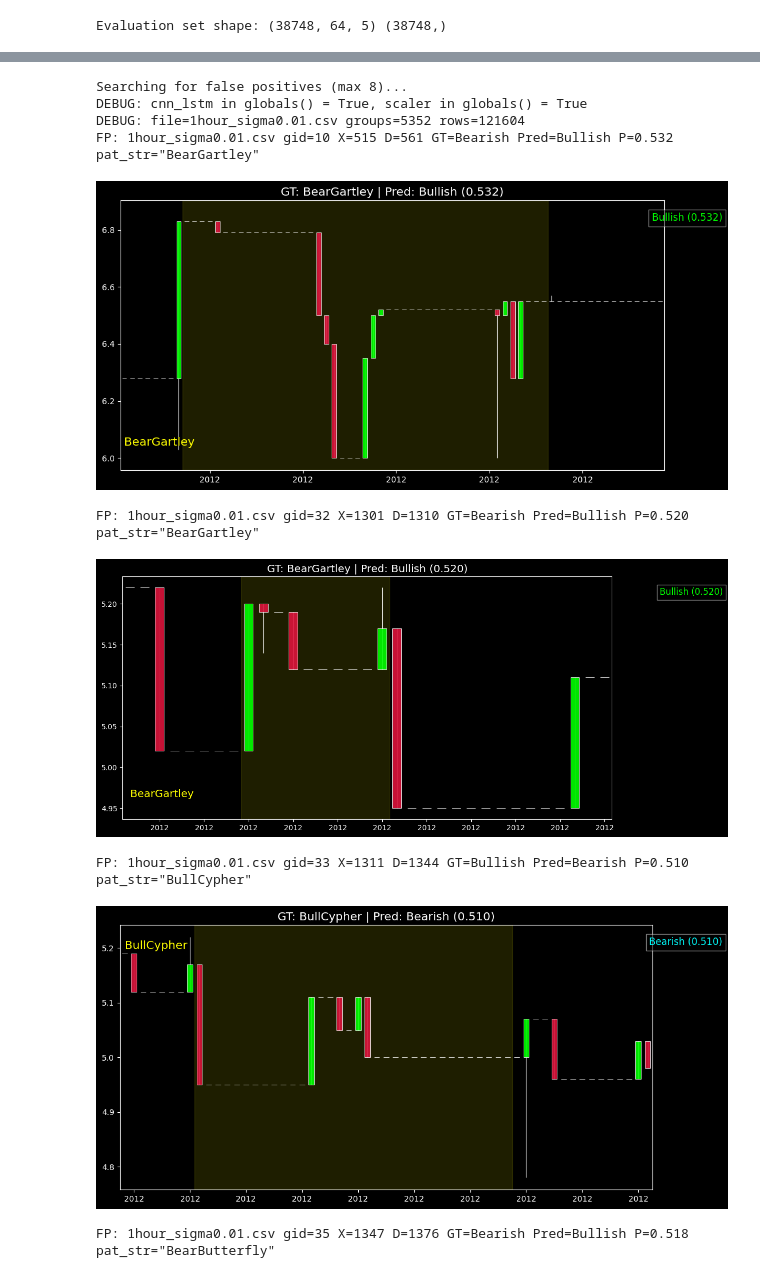
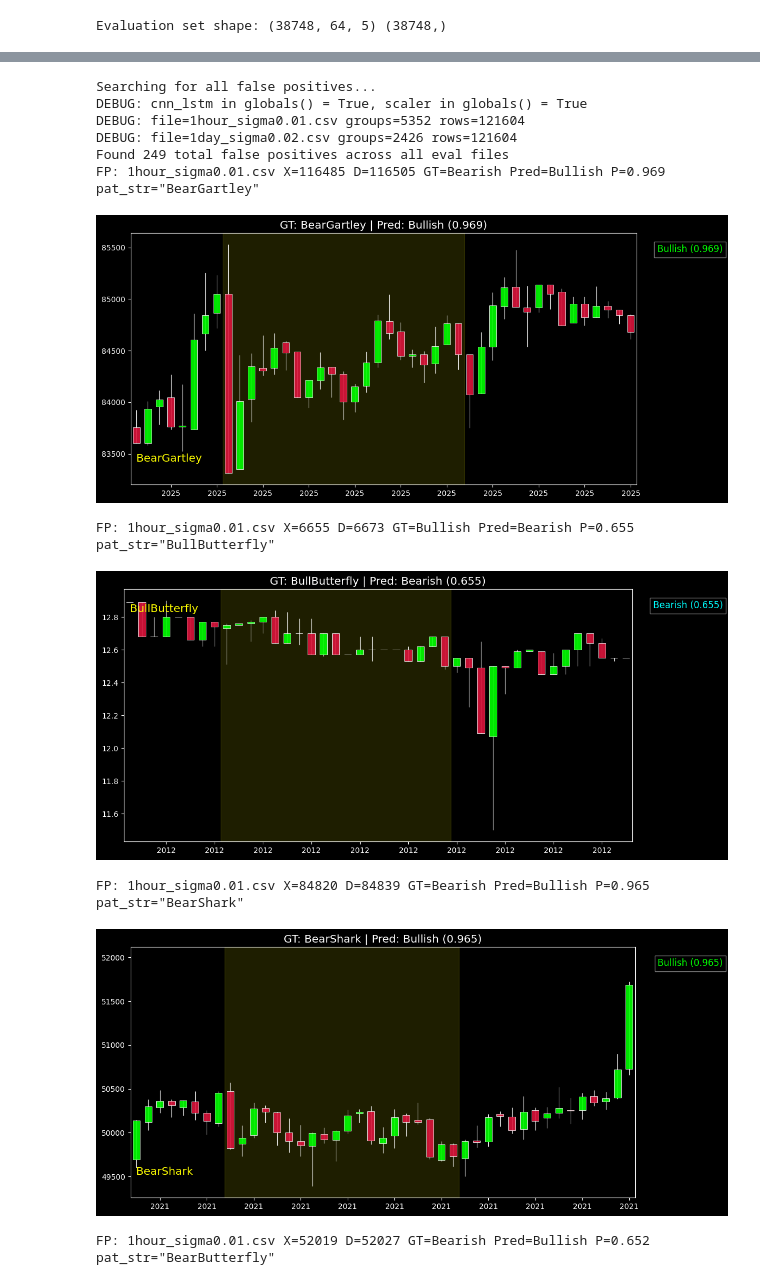
Before and after one commit to BenguBarisBalkan/data_mining, a Jupyter notebook: onlyBearishBullish_cnn+lstm_experiment.ipynb, the cells around one changed output, grey strips where cells are left out. Saved outputs shown, nothing was run; the diff lists cells and outputs as text; code cells hidden in the pictures.

```diff
--- a/onlyBearishBullish_cnn+lstm_experiment.ipynb
+++ b/onlyBearishBullish_cnn+lstm_experiment.ipynb
@@ -677,12 +704,22 @@ DEBUG: plotted to fig, ax; xlim= (15350.520833333334, 15352.479166666666) ylim=
 # %%
 # Find and visualize false positives in the evaluation files (improved and debugged)
-# Scans EVAL_FILES, rebuilds group sequences, predicts, and displays up to MAX_FP false positives
+# Scans EVAL_FILES, collects all false positives, then displays random samples
 MAX_FP = 8
-fp_count = 0
+RANDOM_SEED_FP = 42  # set to None for non-deterministic sampling
 examined = 0
 skipped_pred = 0
-print(f"Searching for false positives (max {MAX_FP})...")
-print(f"DEBUG: cnn_lstm in globals() = { 'cnn_lstm' in globals() }, scaler in globals() = { 'scaler' in globals() }")
+EVAL_FILES = [
+    "1hour_sigma0.01.csv",
+    #"1minute_sigma0.005.csv",
+    "1day_sigma0.02.csv"
+]
+EVAL_FILES = [os.path.join(DATA_DIR, f) for f in EVAL_FILES]
+eval_set = set(EVAL_FILES)
+# First pass: collect all false positives
+false_positives = []  # will store tuples (path, X, D, pat_str, pat_s, A, B, C, true_label)
+print(f"Searching for all false positives...")
+print(f"DEBUG: cnn_lstm in globals() = {'cnn_lstm' in globals()}, scaler in globals() = {'scaler' in globals()}")
+
 for path in EVAL_FILES:
     df = load_and_clean_csv(path)
     if df is None or len(df) == 0:
@@ -692,6 +729,7 @@ for path in EVAL_FILES:
     df['group_id'] = (df['pattern'] != df['pattern'].shift(1)).cumsum()
     groups = list(df.groupby('group_id'))
     print(f"DEBUG: file={os.path.basename(path)} groups={len(groups)} rows={len(df)}")
+
     for gid, g in groups:
         pat_str = str(g['pattern'].iloc[0]) if len(g) > 0 else ''
         pat_s = pat_str.strip().lower()
@@ -708,50 +746,68 @@ for path in EVAL_FILES:
         # Build the sequence the same way df_to_sequences does
         feat = g[FEATURE_COLS].values.astype(np.float32)
         if len(feat) >= SEQ_LEN:
             seq = feat[-SEQ_LEN:]
         else:
             pad_len = SEQ_LEN - len(feat)
             pad = np.zeros((pad_len, feat.shape[1]), dtype=np.float32)
             seq = np.concatenate([pad, feat], axis=0)
         X_seq = np.expand_dims(seq, 0)
 
         # Predict using the current model/scaler
         try:
             if 'scaler' not in globals() or 'cnn_lstm' not in globals():
                 raise RuntimeError('Missing scaler or model in the notebook session. Run training/initialization cells first.')
             Xs = scale_X(X_seq)
             probs = cnn_lstm.predict(Xs, verbose=0)
             pred_idx = int(np.argmax(probs, axis=1)[0])
             pred_label = CLASSES[pred_idx]
             pred_prob = float(probs[0, pred_idx])
         except Exception as e:
             skipped_pred += 1
             print(f"Skipping prediction for file={os.path.basename(path)} gid={gid} due to error: {e}")
             continue
 
         examined += 1
         true_label = 'Bullish' if 'bull' in pat_s else 'Bearish'
         if pred_label != true_label:
-            print(f'FP: {os.path.basename(path)} gid={gid} X={X} D={D} GT={true_label} Pred={pred_label} P={pred_prob:.3f} pat_str="{pat_str}"')
-            pat = {'X': X, 'A': A, 'B': B, 'C': C, 'D': D, 'name': pat_str, 'bull': pat_str.lower().startswith('bull'), 'error': 0.0, 'pred': pred_label, 'pred_prob': pred_prob}
-            try:
-                fig, ax = plot_pattern(df, pat, pad=8, show=True, show_lines=False, show_ratios=False, post_bars=15, highlight_interval=True)
-            except Exception as e:
-                print('Error plotting FP', e)
-            fp_count += 1
-            if fp_count >= MAX_FP:
-                break
-    if fp_count >= MAX_FP:
-        break
-print('Finished FP scan. Displayed', fp_count, 'false positives; examined', examined, 'candidates; skipped_preds=', skipped_pred)
+            false_positives.append((path, X, D, pat_str, pat_s, A, B, C, true_label, pred_label, pred_prob))
+
+n_fps = len(false_positives)
+print(f"Found {n_fps} total false positives across all eval files")
+
+# Second pass: randomly sample and display
+if n_fps == 0:
+    print("No false positives to display")
+else:
+    rng = np.random.RandomState(RANDOM_SEED_FP) if RANDOM_SEED_FP is not None else np.random
+    sel_count = min(MAX_FP, n_fps)
+    sel_indices = rng.choice(n_fps, size=sel_count, replace=False)
+
+    fp_count = 0
+    for idx in sel_indices:
+        path, X, D, pat_str, pat_s, A, B, C, true_label, pred_label, pred_prob = false_positives[idx]
+        print(f'FP: {os.path.basename(path)} X={X} D={D} GT={true_label} Pred={pred_label} P={pred_prob:.3f} pat_str="{pat_str}"')
+
+        df = load_and_clean_csv(path)
+        df = df.reset_index(drop=True)
+        pat = {'X': X, 'A': A, 'B': B, 'C': C, 'D': D, 'name': pat_str, 'bull': pat_str.lower().startswith('bull'), 'error': 0.0, 'pred': pred_label, 'pred_prob': pred_prob}
+        try:
+            fig, ax = plot_pattern(df, pat, pad=8, show=True, show_lines=False, show_ratios=False, post_bars=15, highlight_interval=True)
+        except Exception as e:
+            print('Error plotting FP', e)
+        fp_count += 1
+
+print(f'Finished FP scan. Displayed {fp_count} random false positives out of {n_fps} total; examined {examined} candidates; skipped_preds={skipped_pred}')
 # %% [output]
-Searching for false positives (max 8)...
+Searching for all false positives...
 DEBUG: cnn_lstm in globals() = True, scaler in globals() = True
 DEBUG: file=1hour_sigma0.01.csv groups=5352 rows=121604
-FP: 1hour_sigma0.01.csv gid=10 X=515 D=561 GT=Bearish Pred=Bullish P=0.532 pat_str="BearGartley"
+DEBUG: file=1day_sigma0.02.csv groups=2426 rows=121604
+Found 249 total false positives across all eval files
+FP: 1hour_sigma0.01.csv X=116485 D=116505 GT=Bearish Pred=Bullish P=0.969 pat_str="BearGartley"
-[figure, old version]
+[figure, new version]
-FP: 1hour_sigma0.01.csv gid=32 X=1301 D=1310 GT=Bearish Pred=Bullish P=0.520 pat_str="BearGartley"
+FP: 1hour_sigma0.01.csv X=6655 D=6673 GT=Bullish Pred=Bearish P=0.655 pat_str="BullButterfly"
-[figure, old version]
+[figure, new version]
-FP: 1hour_sigma0.01.csv gid=33 X=1311 D=1344 GT=Bullish Pred=Bearish P=0.510 pat_str="BullCypher"
+FP: 1hour_sigma0.01.csv X=84820 D=84839 GT=Bearish Pred=Bullish P=0.965 pat_str="BearShark"
-[figure, old version]
+[figure, new version]
-FP: 1hour_sigma0.01.csv gid=35 X=1347 D=1376 GT=Bearish Pred=Bullish P=0.518 pat_str="BearButterfly"
+FP: 1hour_sigma0.01.csv X=52019 D=52027 GT=Bearish Pred=Bullish P=0.652 pat_str="BearButterfly"
```
Also changed, not shown: parts of 8 cells of this notebook.
